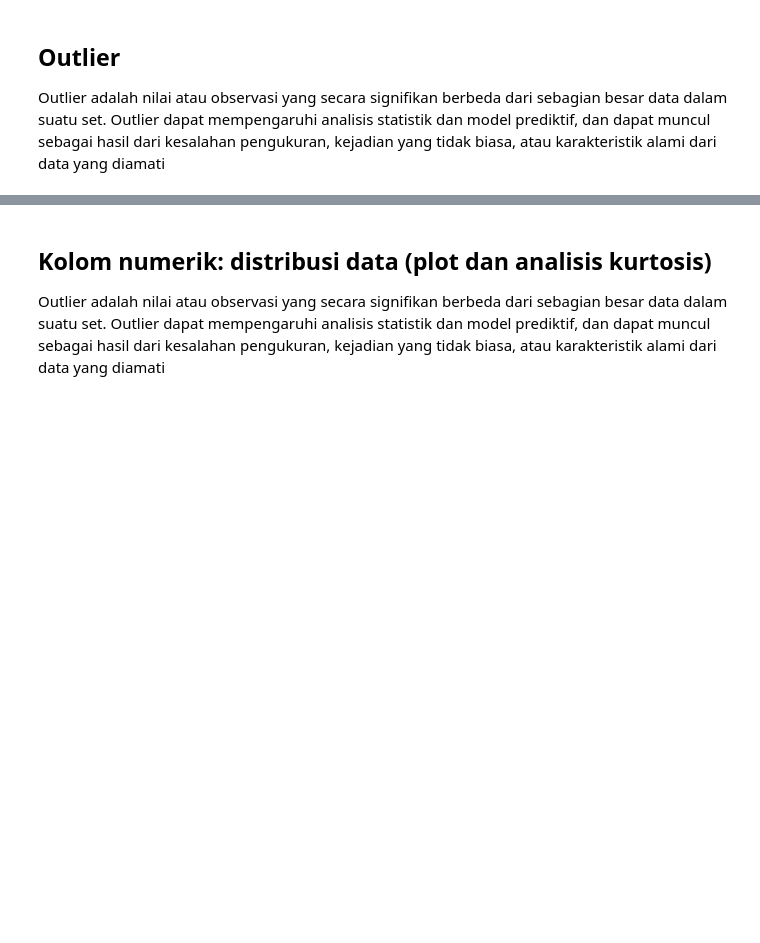
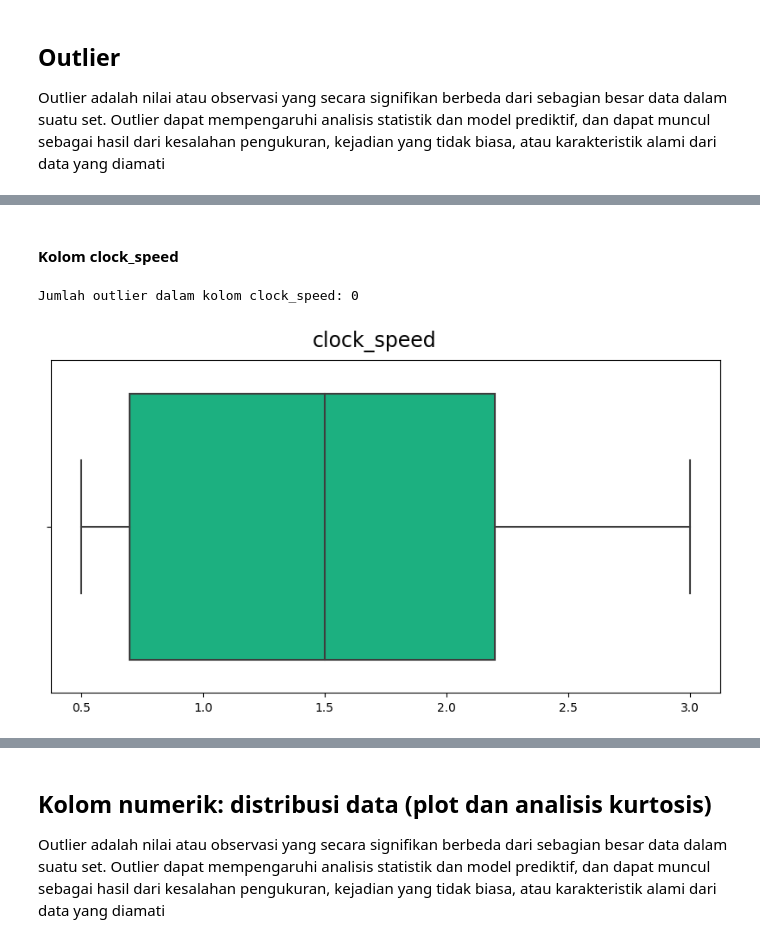
Before and after one commit to tarsn/Tucil2_AI_Dadatanal, a Jupyter notebook: Tucil2_AI_Dadatanal.ipynb, the cells around one changed output, grey strips where cells are left out. Saved outputs shown, nothing was run; the diff lists cells and outputs as text; code cells hidden in the pictures; blank space fills up the shorter version.

```diff
--- a/Tucil2_AI_Dadatanal.ipynb
+++ b/Tucil2_AI_Dadatanal.ipynb
@@ -171,0 +196,7 @@ Outlier adalah nilai atau observasi yang secara signifikan berbeda dari sebagian
+# %% [markdown]
+#### Kolom clock_speed
+# %%
+box_plot_outliers(df1,df1.columns[2])
+# %% [output]
+Jumlah outlier dalam kolom clock_speed: 0
+[figure, added]
```
Also changed, not shown: parts of 48 cells of this notebook.
